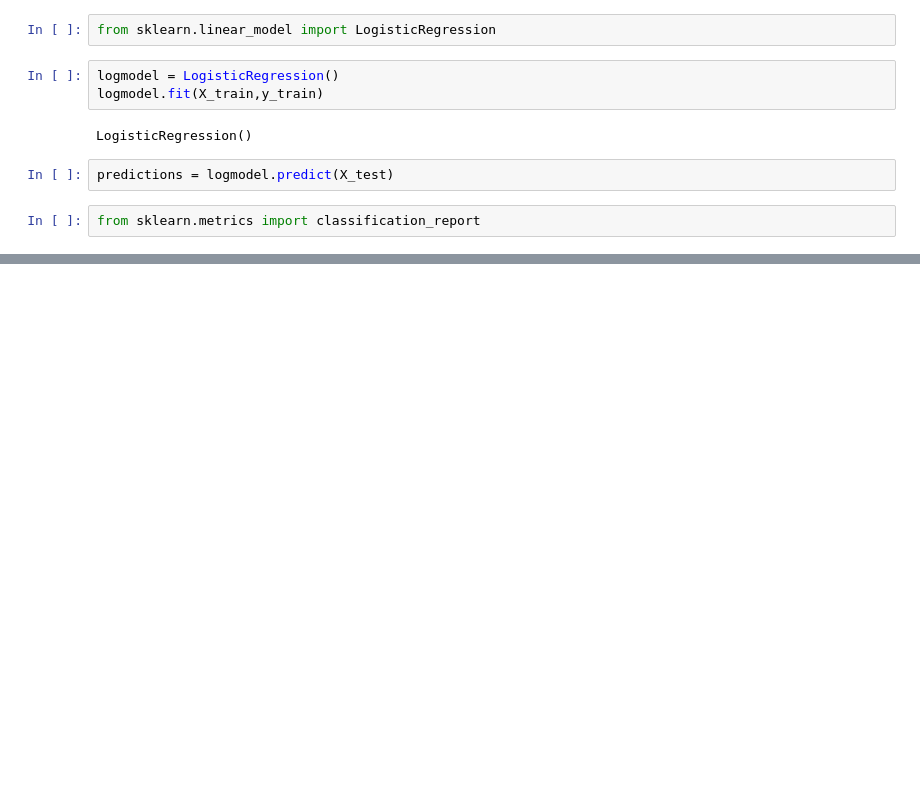
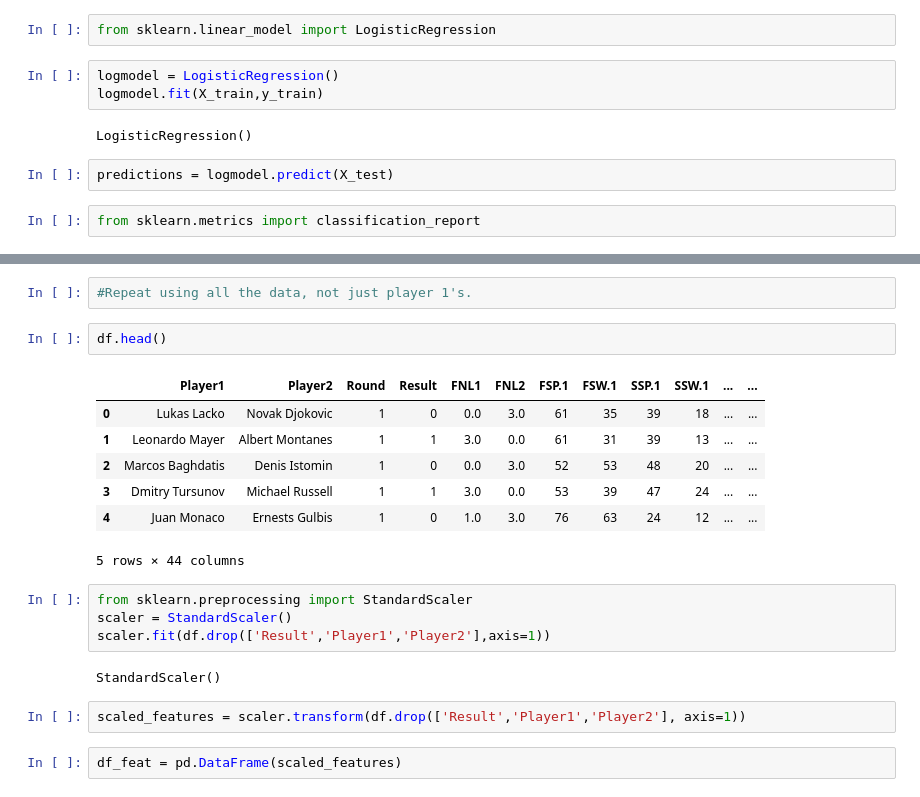
Before and after one commit to abharga5/Tennis, a Jupyter notebook: Tennis.ipynb, the cells around one changed output, grey strips where cells are left out. Cells and saved outputs as stored; diff of their text form; blank space fills up the shorter version.

```diff
--- a/Tennis.ipynb
+++ b/Tennis.ipynb
@@ -155,0 +208,22 @@ weighted avg       0.83      0.83      0.83       163
+# %%
+#Repeat using all the data, not just player 1's.
+# %%
+df.head()
+# %% [output]
+|  | Player1 | Player2 | Round | Result | FNL1 | FNL2 | FSP.1 | FSW.1 | SSP.1 | SSW.1 | ... | ... |
+| 0 | Lukas Lacko | Novak Djokovic | 1 | 0 | 0.0 | 3.0 | 61 | 35 | 39 | 18 | ... | ... |
+| 1 | Leonardo Mayer | Albert Montanes | 1 | 1 | 3.0 | 0.0 | 61 | 31 | 39 | 13 | ... | ... |
+| 2 | Marcos Baghdatis | Denis Istomin | 1 | 0 | 0.0 | 3.0 | 52 | 53 | 48 | 20 | ... | ... |
+| 3 | Dmitry Tursunov | Michael Russell | 1 | 1 | 3.0 | 0.0 | 53 | 39 | 47 | 24 | ... | ... |
+| 4 | Juan Monaco | Ernests Gulbis | 1 | 0 | 1.0 | 3.0 | 76 | 63 | 24 | 12 | ... | ... |
+5 rows × 44 columns
+# %%
+from sklearn.preprocessing import StandardScaler
+scaler = StandardScaler()
+scaler.fit(df.drop(['Result','Player1','Player2'],axis=1))
+# %% [output]
+StandardScaler()
+# %%
+scaled_features = scaler.transform(df.drop(['Result','Player1','Player2'], axis=1))
+# %%
+df_feat = pd.DataFrame(scaled_features)
```
Also changed, not shown: parts of 28 cells of this notebook.
